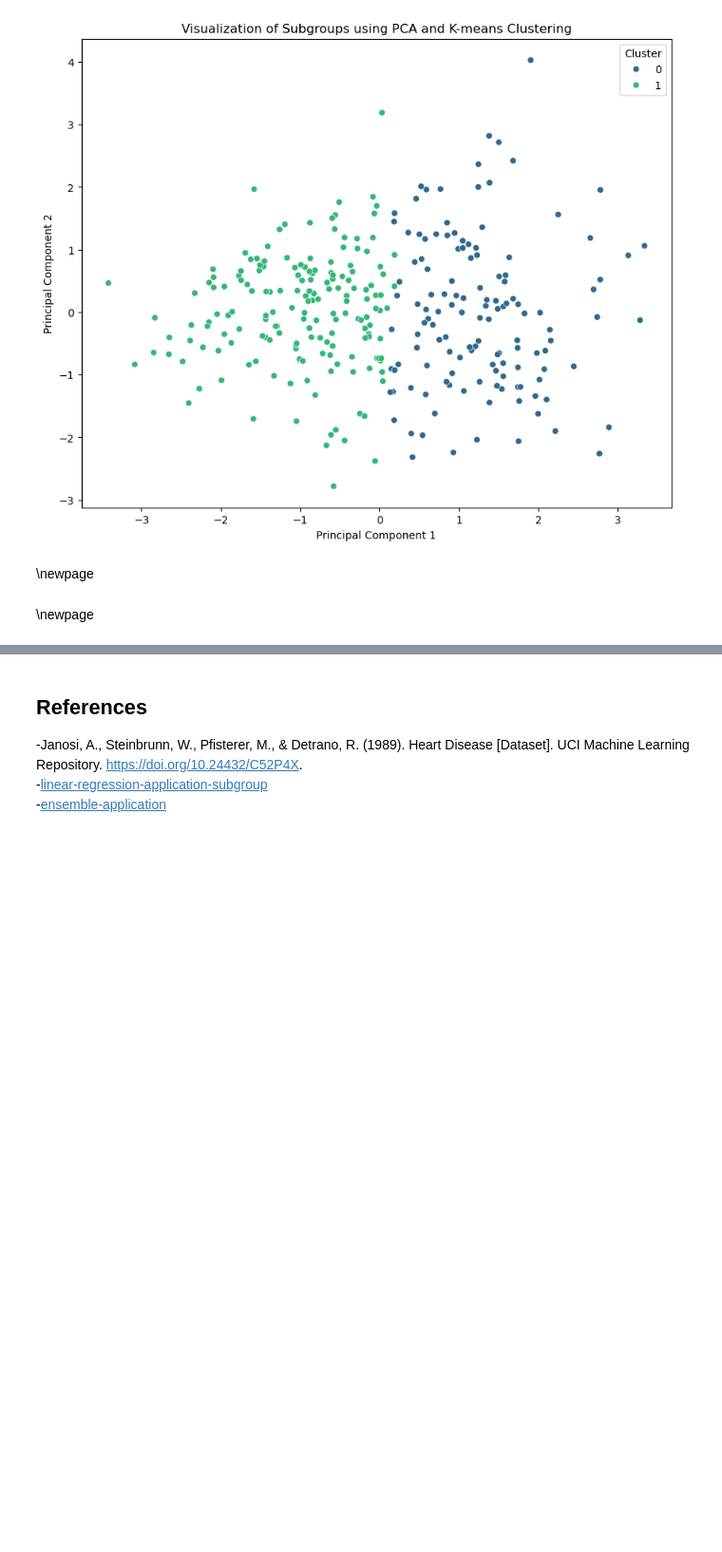
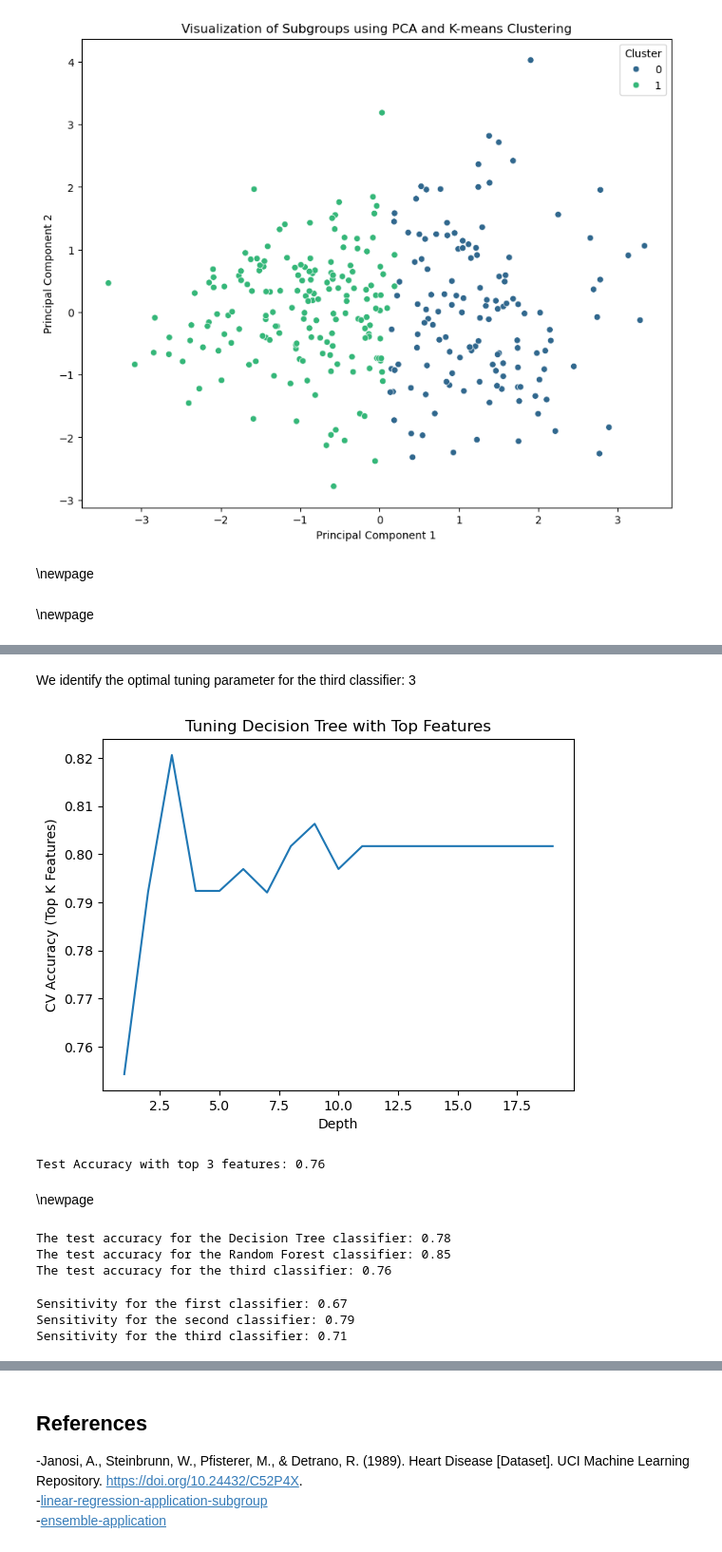
Before and after one commit to zeelp7/Stats3da3_assign6, a Jupyter notebook: Assignment6.ipynb, the cells around one changed output, grey strips where cells are left out. Shown: that part at 95% size. Saved outputs shown, nothing was run; the diff lists cells and outputs as text; code cells hidden in the pictures; blank space fills up the shorter version.

Commit message:
Add files via upload
Question 9-15, also added the contribution(16)

```diff
--- a/Assignment6.ipynb
+++ b/Assignment6.ipynb
@@ -267,0 +413,51 @@ random_state=1,
+# %% [markdown]
+We identify the optimal tuning parameter for the third classifier: 3
+# %%
+plt.plot(depth_range, cv_scores_topk)
+plt.xlabel('Depth')
+plt.ylabel('CV Accuracy (Top K Features)')
+plt.title('Tuning Decision Tree with Top Features')
+plt.show()
+best_depth = depth_range[np.argmax(cv_scores_topk)]
+dt_topk = DecisionTreeClassifier(max_depth=best_depth, random_state=1)
+dt_topk.fit(X_train_topk, y_train)
+
+test_accuracy_topk = dt_topk.score(X_test_topk, y_test)
+print("Test Accuracy with top", top_k, "features:", round(test_accuracy_topk, 2))
+# %% [output]
+[figure, added]
+Test Accuracy with top 3 features: 0.76
+# %% [markdown]
+\newpage
+# %%
+(13)
+# (I) Accuracy
+# From Question 11 and 12 we got the test accuracy for all the classifiers
+print("The test accuracy for the Decision Tree classifier:", round(test_accuracy,2))
+print("The test accuracy for the Random Forest classifier:", round(test_accuracy_rf,2))
+print("The test accuracy for the third classifier:", round(test_accuracy_topk,2))
+# %% [output]
+The test accuracy for the Decision Tree classifier: 0.78
+The test accuracy for the Random Forest classifier: 0.85
+The test accuracy for the third classifier: 0.76
+# %%
+# (II) Sensitivity
+# Classifier 1
+y_pred = dt_best.predict(X_test)
+sensitivity1 = recall_score(y_test, y_pred)
+print(f"Sensitivity for the first classifier: {sensitivity1:.2f}")
+
+# Classifier 2
+y_pred = rf_best.predict(X_test)
+sensitivity2 = recall_score(y_test, y_pred)
+print(f"Sensitivity for the second classifier: {sensitivity2:.2f}")
+
+# Classifier 3
+X_test_topk = X_test[top_k_features]
+y_pred = dt_topk.predict(X_test_topk)
+sensitivity3 = recall_score(y_test, y_pred)
+print(f"Sensitivity for the third classifier: {sensitivity3:.2f}")
+# %% [output]
+Sensitivity for the first classifier: 0.67
+Sensitivity for the second classifier: 0.79
+Sensitivity for the third classifier: 0.71
```
Also changed, not shown: parts of 25 cells of this notebook.
